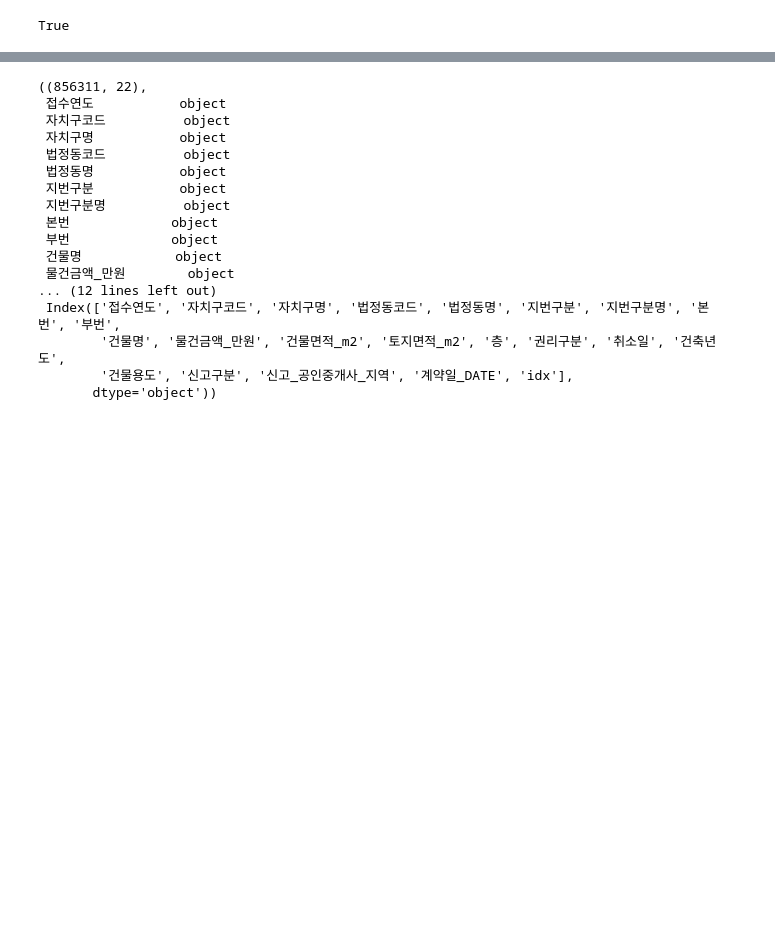
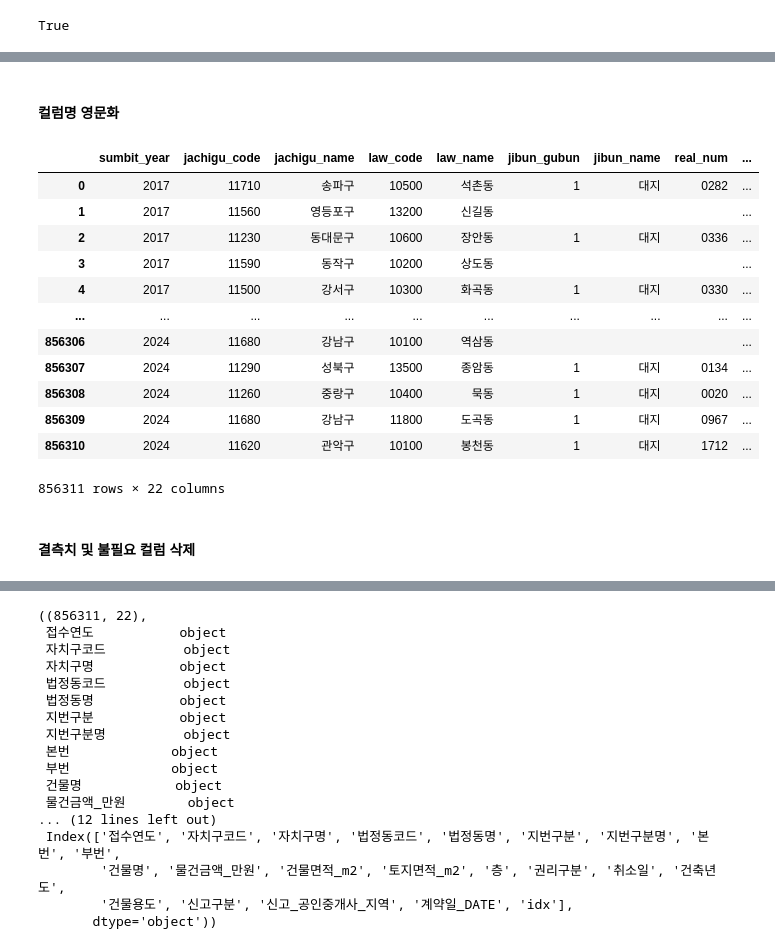
Before and after one commit to ZeroJoon2/aws_test, a Jupyter notebook: src/project/project_local.ipynb, the cells around one changed output, grey strips where cells are left out. Saved outputs shown, nothing was run; the diff lists cells and outputs as text; code cells hidden in the pictures; blank space fills up the shorter version.

```diff
--- a/src/project/project_local.ipynb
+++ b/src/project/project_local.ipynb
@@ -38,4 +40,7 @@ cursor = conn.cursor(buffered=True)
 # %%
+# 커서 생성
+cursor = conn.cursor(buffered=True)
+
 # 쿼리 실행
 cursor.execute("SELECT * FROM tbAPTPrice;")
 
@@ -43,10 +48,10 @@ cursor.execute("SELECT * FROM tbAPTPrice;")
 columns = [desc[0] for desc in cursor.description]  # 컬럼명 가져오기
 data = cursor.fetchall()  # 데이터 가져오기
 
-df = pd.DataFrame(data, columns=columns)  # DataFrame 생성
+df_tbAPTPrice = pd.DataFrame(data, columns=columns)  # DataFrame 생성
 
 # DataFrame 출력
-print(df)
+print(df_tbAPTPrice)
 
 # 커넥션 닫기
 cursor.close()
@@ -73,0 +77,2 @@ pd_df = df
+# %%
+df = df_tbAPTPrice.copy()
@@ -73,0 +89,24 @@ pd_df = df
+# %% [markdown]
+#### 컬럼명 영문화
+# %%
+kor_col_list = df_tbAPTPrice.columns.to_list()
+eng_col_list = ['sumbit_year', 'jachigu_code', 'jachigu_name', 'law_code', 'law_name', 'jibun_gubun', 'jibun_name', 'real_num', 'extra_num', 'building_name', 'building_price', 'building_size', 'land_size', 'floor', 'right_gubun', 'cancel_date', 'building_year', 'building_usage', 'singo_gubun', 'agent_area',  'contract_date', 'idx']
+# %%
+df = df.rename(columns = {i:j for i,j in zip(kor_col_list, eng_col_list)})
+df
+# %% [output]
+|  | sumbit_year | jachigu_code | jachigu_name | law_code | law_name | jibun_gubun | jibun_name | real_num | ... |
+| 0 | 2017 | 11710 | 송파구 | 10500 | 석촌동 | 1 | 대지 | 0282 | ... |
+| 1 | 2017 | 11560 | 영등포구 | 13200 | 신길동 |  |  |  | ... |
+| 2 | 2017 | 11230 | 동대문구 | 10600 | 장안동 | 1 | 대지 | 0336 | ... |
+| 3 | 2017 | 11590 | 동작구 | 10200 | 상도동 |  |  |  | ... |
+| 4 | 2017 | 11500 | 강서구 | 10300 | 화곡동 | 1 | 대지 | 0330 | ... |
+| ... | ... | ... | ... | ... | ... | ... | ... | ... | ... |
+| 856306 | 2024 | 11680 | 강남구 | 10100 | 역삼동 |  |  |  | ... |
+| 856307 | 2024 | 11290 | 성북구 | 13500 | 종암동 | 1 | 대지 | 0134 | ... |
+| 856308 | 2024 | 11260 | 중랑구 | 10400 | 묵동 | 1 | 대지 | 0020 | ... |
+| 856309 | 2024 | 11680 | 강남구 | 11800 | 도곡동 | 1 | 대지 | 0967 | ... |
+| 856310 | 2024 | 11620 | 관악구 | 10100 | 봉천동 | 1 | 대지 | 1712 | ... |
+856311 rows × 22 columns
+# %% [markdown]
+#### 결측치 및 불필요 컬럼 삭제
```
Also changed, not shown: parts of 28 cells of this notebook.
